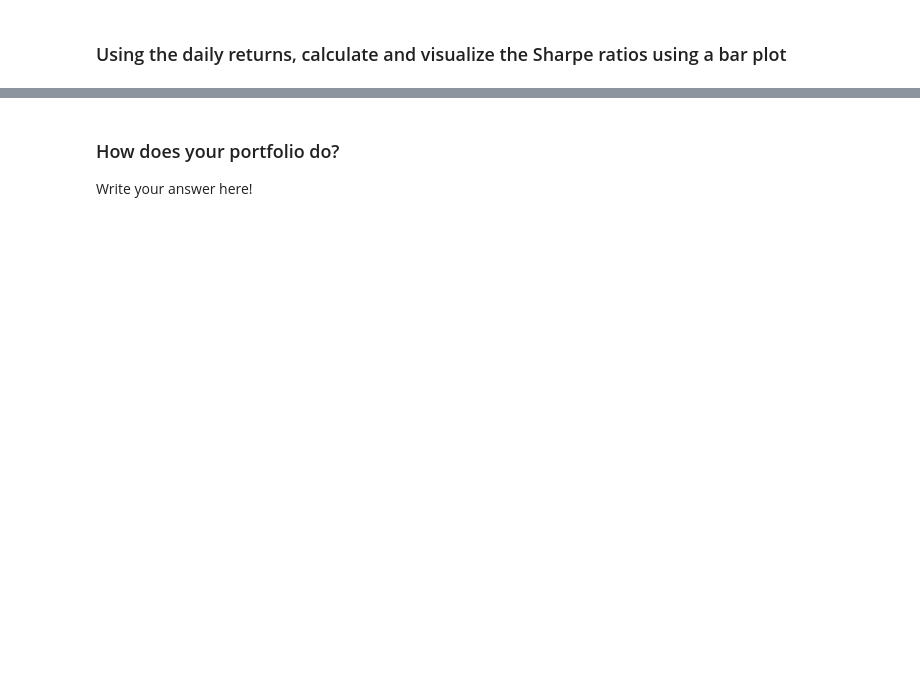
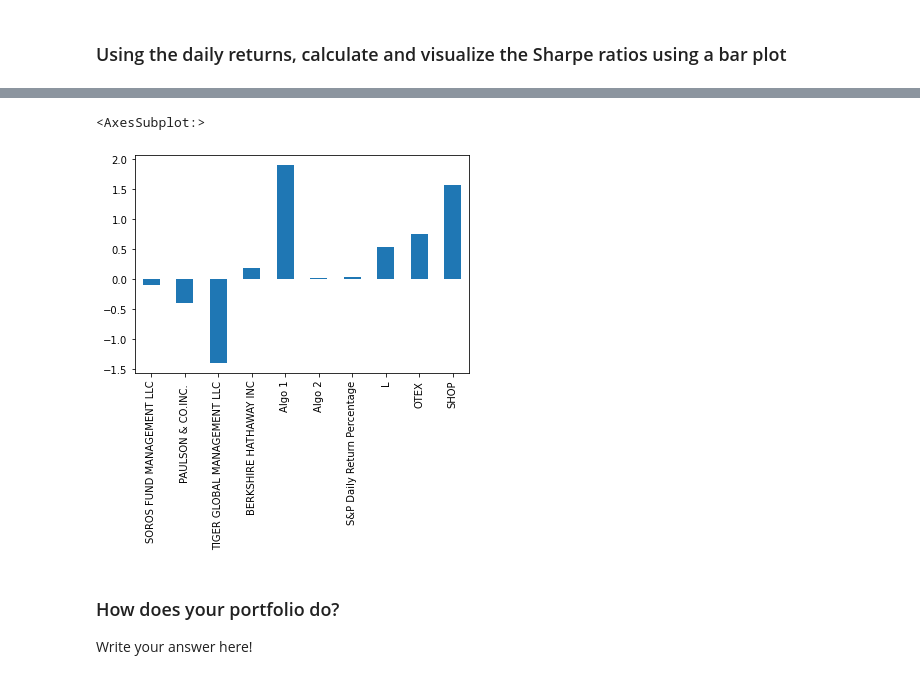
Before and after one commit to guninshahkhanna/Unit-4-Homework-Assignment-Gunin-Khanna, a Jupyter notebook: Instructions/Starter_Code/whale_analysis.ipynb, the cells around one changed output, grey strips where cells are left out. Saved outputs shown, nothing was run; the diff lists cells and outputs as text; code cells hidden in the pictures; blank space fills up the shorter version.

```diff
--- a/Instructions/Starter_Code/whale_analysis.ipynb
+++ b/Instructions/Starter_Code/whale_analysis.ipynb
@@ -578,3 +592,5 @@ algo1_beta.plot()
 ### Using the daily returns, calculate and visualize the Sharpe ratios using a bar plot
 # %%
 # Calculate Annualized Sharpe Ratios
+final_sharpe_ratios = (final_combined_df.mean() * 252)/(final_combined_df.std() * np.sqrt(252))
+final_sharpe_ratios
@@ -581,5 +609,9 @@ algo1_beta.plot()
 # %%
 # Visualize the sharpe ratios as a bar plot
+final_sharpe_ratios.plot.bar()
+# %% [output]
+<AxesSubplot:>
+[figure, added]
 # %% [markdown]
 ### How does your portfolio do?
 
```
Also changed, not shown: parts of 7 cells of this notebook.
